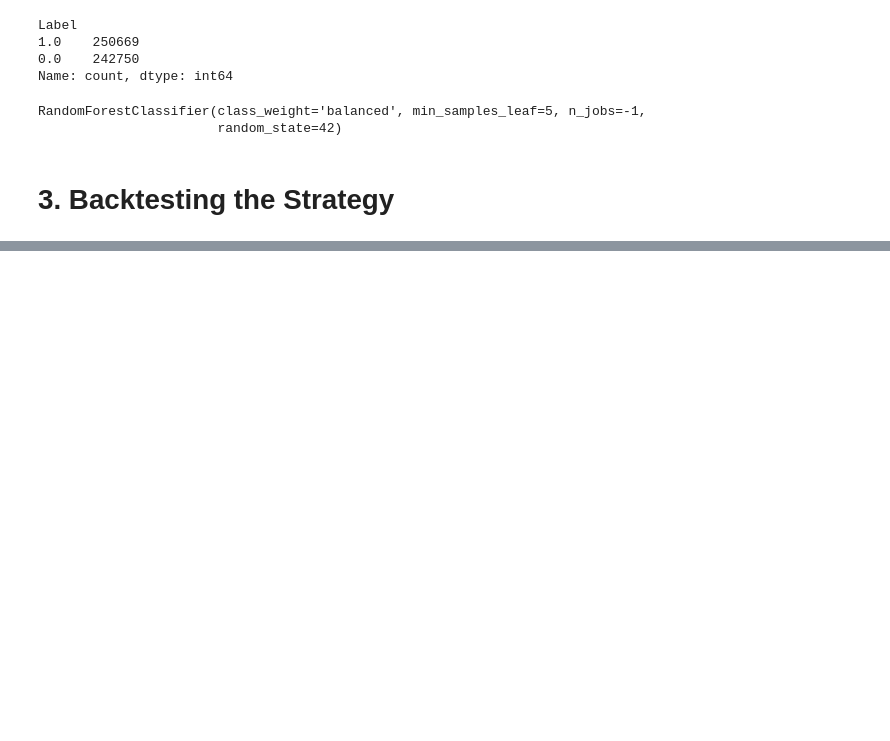
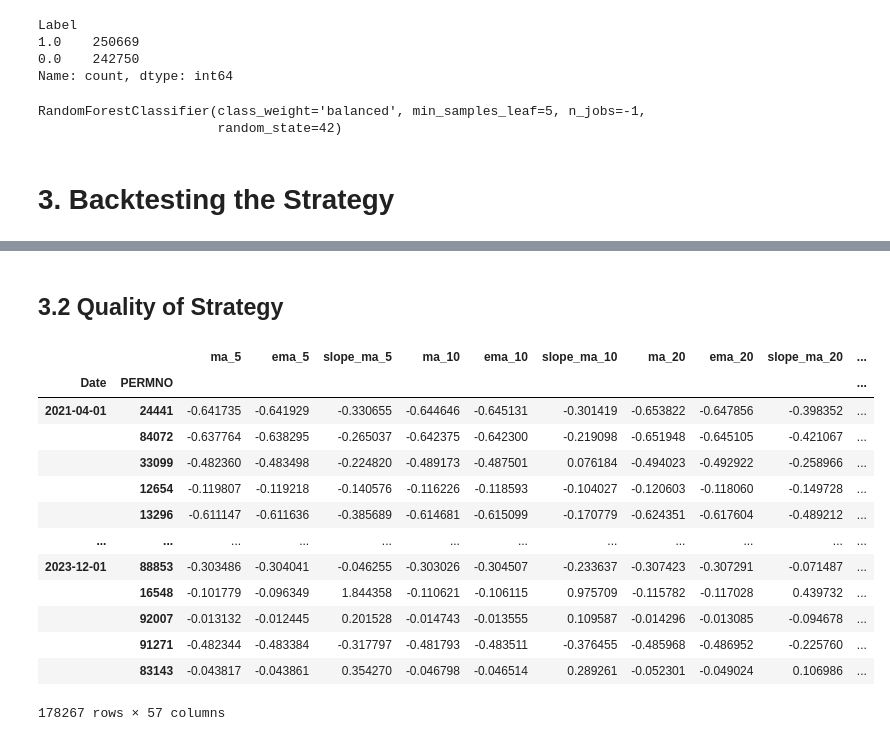
Before and after one commit to FelixWidmann/ML_Finance, a Jupyter notebook: training_rf.ipynb, the cells around one changed output, grey strips where cells are left out. Drawn from its saved outputs; the diff is of its cells as text; code cells hidden in the pictures; blank space fills up the shorter version.

Commit message:
implemented return of label function

```diff
--- a/training_rf.ipynb
+++ b/training_rf.ipynb
@@ -515,3 +504,3 @@ X_test.loc[: , "pred_Side_proba"] = np.max(proba_test, axis=1)
 # %%
 label = secondary.predict(X_test)
-prob = np.max(secondary.predict_proba(X_test) , axis = 1)
+label_prob = np.max(secondary.predict_proba(X_test) , axis = 1)
@@ -535,0 +507,4 @@ X_test
+# %%
+X_TEST.loc[: , "pred_Label"] = label
+X_TEST.loc[: , "pred_Label_proba"] = label_prob
+X_TEST
@@ -536,3 +525,11 @@ X_test
+# %%
+with open('./Data/scores_test_side_meta_labeled_rf.pkl', 'wb') as file:
+    pkl.dump(X_TEST, file)
+# %% [markdown]
+## 3.2 Quality of Strategy
+# %%
+with open('./Data/scores_test_side_meta_labeled_rf.pkl', 'rb') as file:
+    X_backtest = pkl.load(file)
 # %%
 import numpy as np
 import pandas as pd
@@ -599,0 +596,19 @@ new_data = compute_pl_for_stratgy(
+# %%
+# Compute Return of Label.
+X_backtest = X_backtest.set_index(["Date", "PERMNO"])
+X_backtest
+# %% [output]
+|  |  | ma_5 | ema_5 | slope_ma_5 | ma_10 | ema_10 | slope_ma_10 | ma_20 | ema_20 | slope_ma_20 | ... |
+| Date | PERMNO |  |  |  |  |  |  |  |  |  | ... |
+| 2021-04-01 | 24441 | -0.641735 | -0.641929 | -0.330655 | -0.644646 | -0.645131 | -0.301419 | -0.653822 | -0.647856 | -0.398352 | ... |
+|  | 84072 | -0.637764 | -0.638295 | -0.265037 | -0.642375 | -0.642300 | -0.219098 | -0.651948 | -0.645105 | -0.421067 | ... |
+|  | 33099 | -0.482360 | -0.483498 | -0.224820 | -0.489173 | -0.487501 | 0.076184 | -0.494023 | -0.492922 | -0.258966 | ... |
+|  | 12654 | -0.119807 | -0.119218 | -0.140576 | -0.116226 | -0.118593 | -0.104027 | -0.120603 | -0.118060 | -0.149728 | ... |
+|  | 13296 | -0.611147 | -0.611636 | -0.385689 | -0.614681 | -0.615099 | -0.170779 | -0.624351 | -0.617604 | -0.489212 | ... |
+| ... | ... | ... | ... | ... | ... | ... | ... | ... | ... | ... | ... |
+| 2023-12-01 | 88853 | -0.303486 | -0.304041 | -0.046255 | -0.303026 | -0.304507 | -0.233637 | -0.307423 | -0.307291 | -0.071487 | ... |
+|  | 16548 | -0.101779 | -0.096349 | 1.844358 | -0.110621 | -0.106115 | 0.975709 | -0.115782 | -0.117028 | 0.439732 | ... |
+|  | 92007 | -0.013132 | -0.012445 | 0.201528 | -0.014743 | -0.013555 | 0.109587 | -0.014296 | -0.013085 | -0.094678 | ... |
+|  | 91271 | -0.482344 | -0.483384 | -0.317797 | -0.481793 | -0.483511 | -0.376455 | -0.485968 | -0.486952 | -0.225760 | ... |
+|  | 83143 | -0.043817 | -0.043861 | 0.354270 | -0.046798 | -0.046514 | 0.289261 | -0.052301 | -0.049024 | 0.106986 | ... |
+178267 rows × 57 columns
```
Also changed, not shown: parts of 14 cells of this notebook, 2 other files.
